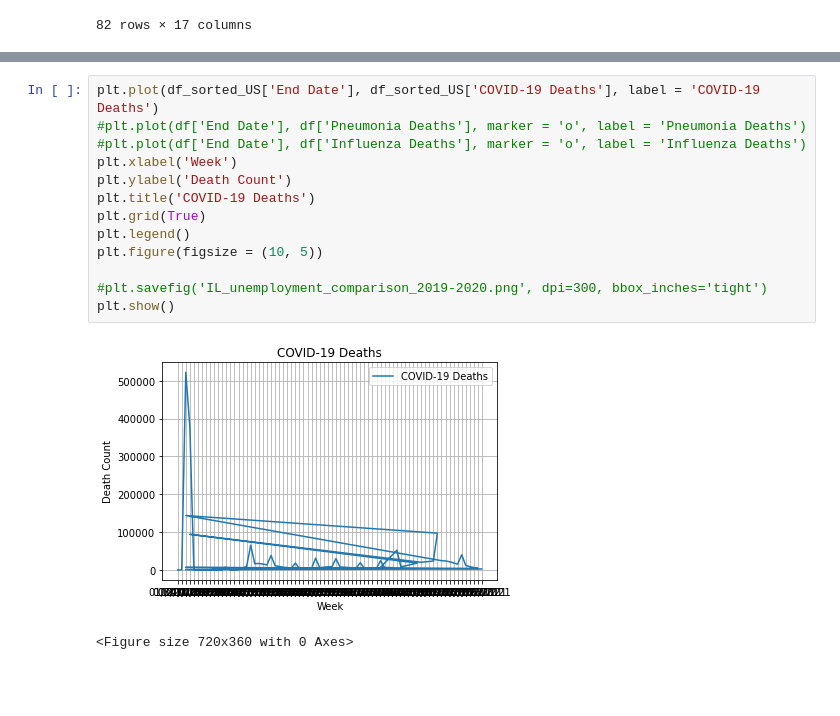
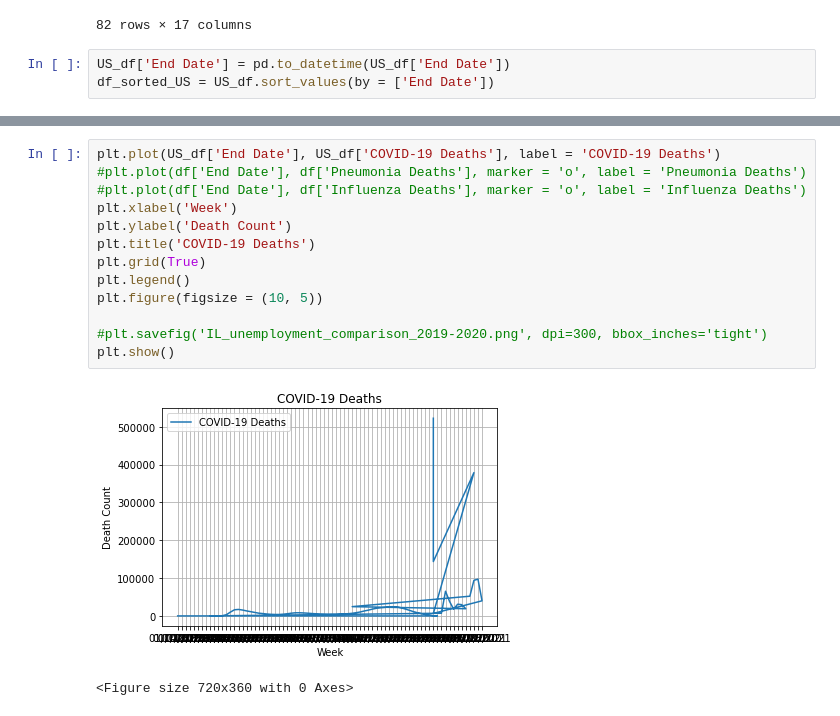
Before and after one commit to erickzli/IS597-COVID-Project, a Jupyter notebook: Kerstin's Folder/Clean Data- Provisional Death Counts by Week per State.ipynb, the cells around one changed output, grey strips where cells are left out. Drawn from its saved outputs; the diff is of its cells as text; blank space fills up the shorter version.

Commit message:
Sort US_df by date

```diff
--- a/Kerstin's Folder/Clean Data- Provisional Death Counts by Week per State.ipynb
+++ b/Kerstin's Folder/Clean Data- Provisional Death Counts by Week per State.ipynb
@@ -178,3 +178,6 @@ US_df
 | 4267 | 03/22/2021 | 2021-01-01 | 03/20/2021 | By Year | 2021 | NaN | NaN | NaN | United States | ... |
 | 4374 | 03/22/2021 | 2020-01-01 | 03/20/2021 | By Total | NaN | NaN | NaN | NaN | United States | ... |
 82 rows × 17 columns
+# %%
+US_df['End Date'] = pd.to_datetime(US_df['End Date'])
+df_sorted_US = US_df.sort_values(by = ['End Date'])
@@ -181,16 +200,16 @@ US_df
 # %%
-plt.plot(df_sorted_US['End Date'], df_sorted_US['COVID-19 Deaths'], label = 'COVID-19 Deaths')
+plt.plot(US_df['End Date'], US_df['COVID-19 Deaths'], label = 'COVID-19 Deaths')
 #plt.plot(df['End Date'], df['Pneumonia Deaths'], marker = 'o', label = 'Pneumonia Deaths')
 #plt.plot(df['End Date'], df['Influenza Deaths'], marker = 'o', label = 'Influenza Deaths')
 plt.xlabel('Week')
 plt.ylabel('Death Count')
 plt.title('COVID-19 Deaths')
 plt.grid(True)
 plt.legend()
 plt.figure(figsize = (10, 5))
 
 #plt.savefig('IL_unemployment_comparison_2019-2020.png', dpi=300, bbox_inches='tight')
 plt.show()
 # %% [output]
-[figure, old version]
+[figure, new version]
 <Figure size 720x360 with 0 Axes>
```
Also changed, not shown: parts of 1 cell of this notebook.
